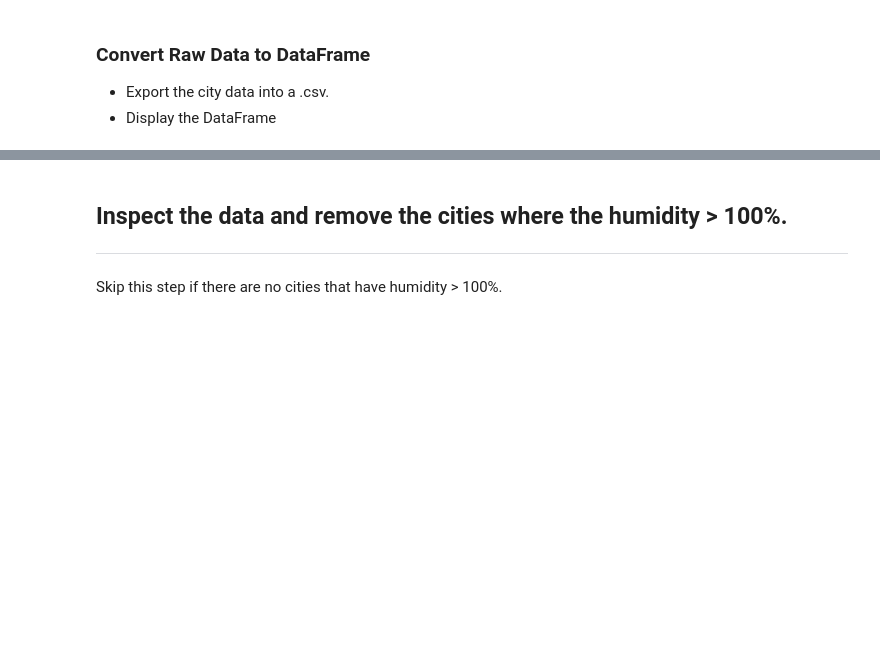
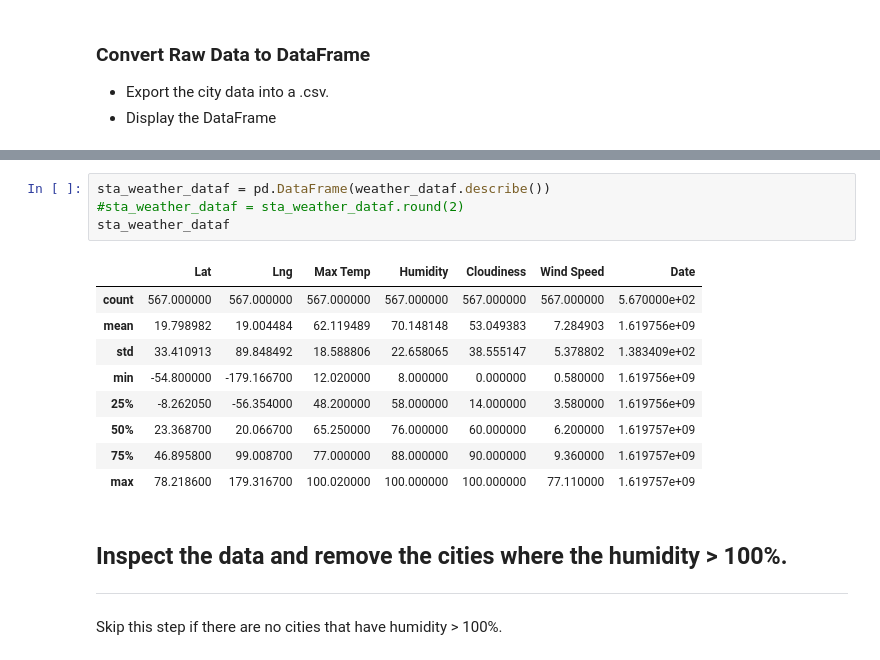
Before and after one commit to Sunny419-hub/python-api-challenge, a Jupyter notebook: WeatherPy/WeatherPy.ipynb, the cells around one changed output, grey strips where cells are left out. Drawn from its saved outputs; the diff is of its cells as text; blank space fills up the shorter version.

```diff
--- a/WeatherPy/WeatherPy.ipynb
+++ b/WeatherPy/WeatherPy.ipynb
@@ -166,3 +158,17 @@ date = []
+# %%
+sta_weather_dataf = pd.DataFrame(weather_dataf.describe())
+#sta_weather_dataf = sta_weather_dataf.round(2)
+sta_weather_dataf
+# %% [output]
+|  | Lat | Lng | Max Temp | Humidity | Cloudiness | Wind Speed | Date |
+| count | 567.000000 | 567.000000 | 567.000000 | 567.000000 | 567.000000 | 567.000000 | 5.670000e+02 |
+| mean | 19.798982 | 19.004484 | 62.119489 | 70.148148 | 53.049383 | 7.284903 | 1.619756e+09 |
+| std | 33.410913 | 89.848492 | 18.588806 | 22.658065 | 38.555147 | 5.378802 | 1.383409e+02 |
+| min | -54.800000 | -179.166700 | 12.020000 | 8.000000 | 0.000000 | 0.580000 | 1.619756e+09 |
+| 25% | -8.262050 | -56.354000 | 48.200000 | 58.000000 | 14.000000 | 3.580000 | 1.619756e+09 |
+| 50% | 23.368700 | 20.066700 | 65.250000 | 76.000000 | 60.000000 | 6.200000 | 1.619757e+09 |
+| 75% | 46.895800 | 99.008700 | 77.000000 | 88.000000 | 90.000000 | 9.360000 | 1.619757e+09 |
+| max | 78.218600 | 179.316700 | 100.020000 | 100.000000 | 100.000000 | 77.110000 | 1.619757e+09 |
 # %% [markdown]
 ## Inspect the data and remove the cities where the humidity > 100%.
 ----
```
Also changed, not shown: parts of 5 cells of this notebook.
